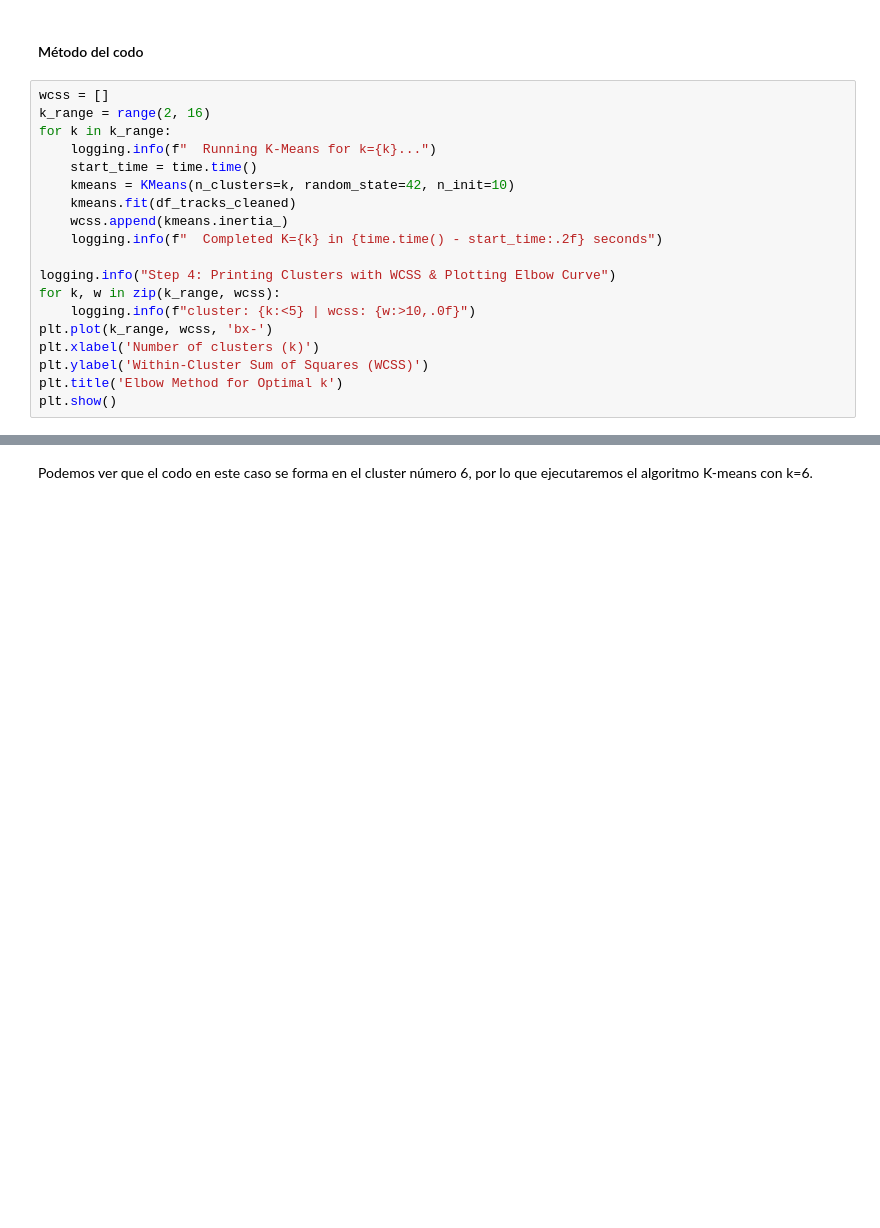
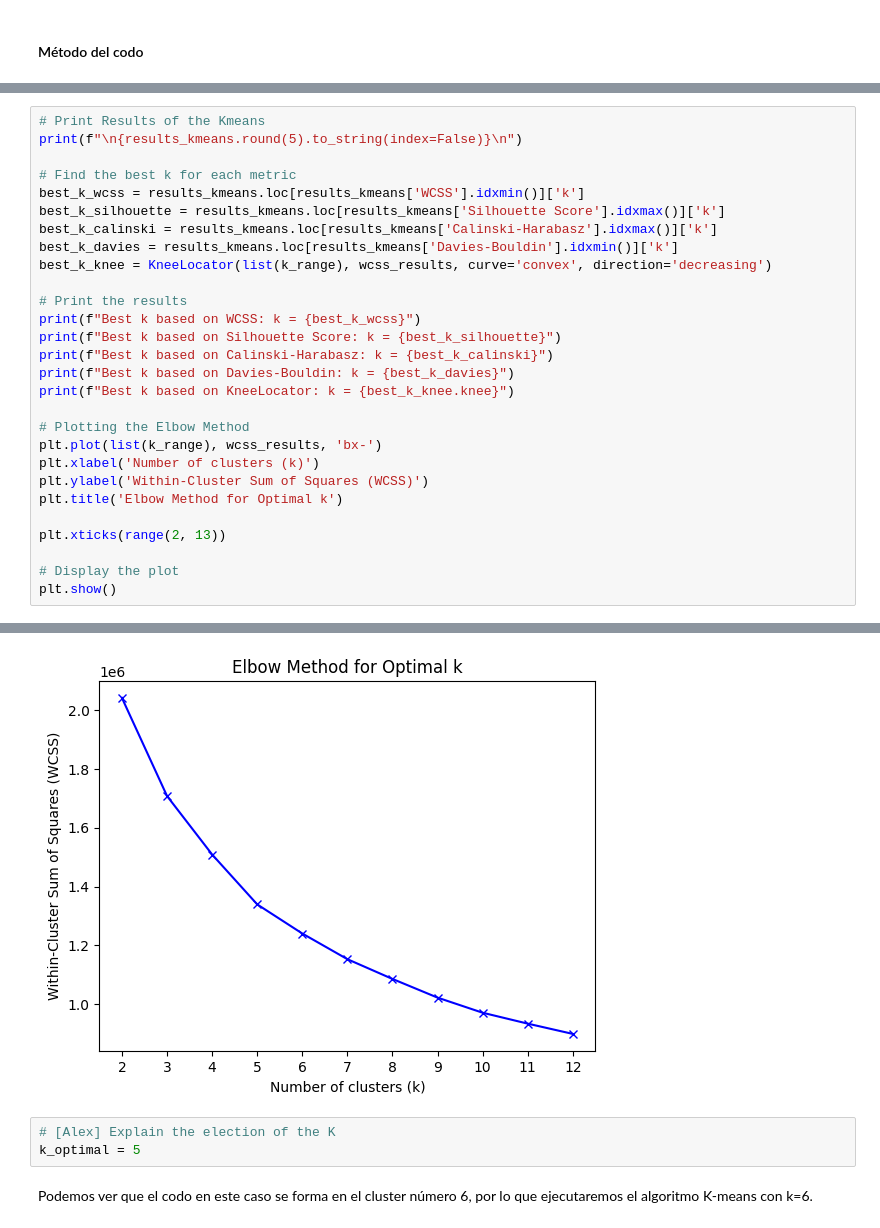
Before and after one commit to algond123/ProyectoFinal_BDML14, a Jupyter notebook: proyectoExplicado.ipynb, the cells around one changed output, grey strips where cells are left out. Saved outputs shown, nothing was run; the diff lists cells and outputs as text; blank space fills up the shorter version.

```diff
--- a/proyectoExplicado.ipynb
+++ b/proyectoExplicado.ipynb
@@ -300,22 +292,3 @@ Para este caso, puesto que queremos clasificar canciones en un mood concreto, KM
 Primero vamos a comprobar cuál es el número óptimo de clusters para este caso utilizando el método codo. El método codo funciona trazando la variación dentro del cluster en función del número de clusters. La idea es elegir el número de clusters de modo que al agregar otro cluster no se reduzca sustancialmente la variación dentro del cluster. Esto produce un gráfico donde la disminución de la variación será grande para los primeros clusters, y luego se estabilizará, creando un "codo" en el gráfico. El codo nos indicará el número de clusters a escoger, teniendo en cuenta que cada cluster representa un mood musical.
 # %% [markdown]
 #### Método del codo
-# %%
-wcss = []
-k_range = range(2, 16)
-for k in k_range:
-    logging.info(f"  Running K-Means for k={k}...")
-    start_time = time.time()
-    kmeans = KMeans(n_clusters=k, random_state=42, n_init=10)
-    kmeans.fit(df_tracks_cleaned)
-    wcss.append(kmeans.inertia_)
-    logging.info(f"  Completed K={k} in {time.time() - start_time:.2f} seconds")
-
-logging.info("Step 4: Printing Clusters with WCSS & Plotting Elbow Curve")
-for k, w in zip(k_range, wcss):
-    logging.info(f"cluster: {k:<5} | wcss: {w:>10,.0f}")
-plt.plot(k_range, wcss, 'bx-')
-plt.xlabel('Number of clusters (k)')
-plt.ylabel('Within-Cluster Sum of Squares (WCSS)')
-plt.title('Elbow Method for Optimal k')
-plt.show()
@@ -340,0 +358,29 @@ plt.show()
+# %%
+# Print Results of the Kmeans
+print(f"\n{results_kmeans.round(5).to_string(index=False)}\n")
+
+# Find the best k for each metric
+best_k_wcss = results_kmeans.loc[results_kmeans['WCSS'].idxmin()]['k']
+best_k_silhouette = results_kmeans.loc[results_kmeans['Silhouette Score'].idxmax()]['k']
+best_k_calinski = results_kmeans.loc[results_kmeans['Calinski-Harabasz'].idxmax()]['k']
+best_k_davies = results_kmeans.loc[results_kmeans['Davies-Bouldin'].idxmin()]['k']
+best_k_knee = KneeLocator(list(k_range), wcss_results, curve='convex', direction='decreasing')
+
+# Print the results
+print(f"Best k based on WCSS: k = {best_k_wcss}")
+print(f"Best k based on Silhouette Score: k = {best_k_silhouette}")
+print(f"Best k based on Calinski-Harabasz: k = {best_k_calinski}")
+print(f"Best k based on Davies-Bouldin: k = {best_k_davies}")
+print(f"Best k based on KneeLocator: k = {best_k_knee.knee}")
+
+# Plotting the Elbow Method
+plt.plot(list(k_range), wcss_results, 'bx-')
+plt.xlabel('Number of clusters (k)')
+plt.ylabel('Within-Cluster Sum of Squares (WCSS)')
+plt.title('Elbow Method for Optimal k')
+
+plt.xticks(range(2, 13))
+
+# Display the plot
+plt.show()
+# %% [output]
@@ -341,3 +405,7 @@ plt.show()
+[figure, added]
+# %%
+# [Alex] Explain the election of the K
+k_optimal = 5
 # %% [markdown]
 Podemos ver que el codo en este caso se forma en el cluster número 6, por lo que ejecutaremos el algoritmo K-means con k=6.
 # %% [markdown]
```
Also changed, not shown: parts of 18 cells of this notebook, 2 other files.
